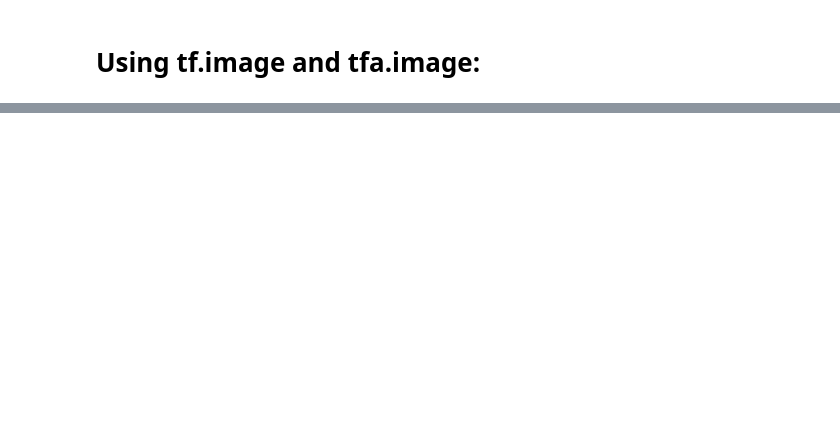
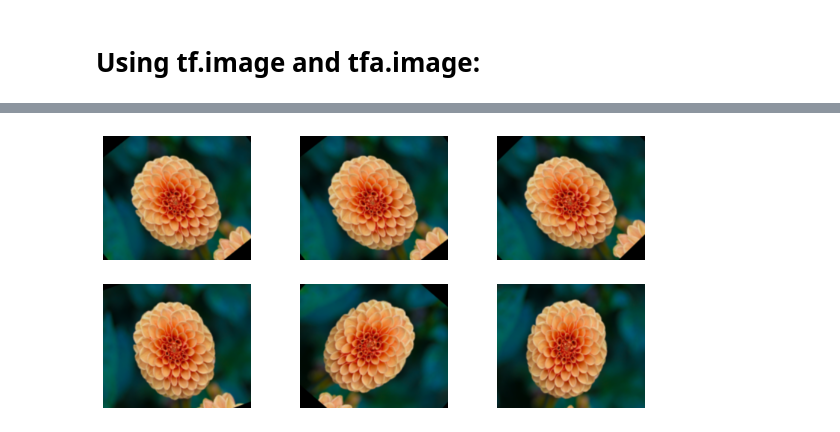
Before and after one commit to benihime91/blog, a Jupyter notebook: _notebooks/2020-11-15-image-augmentation-tensorflow.ipynb, the cells around one changed output, grey strips where cells are left out. Drawn from its saved outputs; the diff is of its cells as text; code cells hidden in the pictures; blank space fills up the shorter version.

```diff
--- a/_notebooks/2020-11-15-image-augmentation-tensorflow.ipynb
+++ b/_notebooks/2020-11-15-image-augmentation-tensorflow.ipynb
@@ -136,0 +197,25 @@ show_image_batch(_batch)
+# %%
+def random_rotate(image, angle=60):
+    """
+    Randomly rotates an image within the bounds (-angle, angle)
+    """
+    rotate_prob = tf.random.uniform([], 0, 1.0, dtype=tf.float32)
+    max_angle   = angle*math.pi/180
+    rotation    = tf.random.uniform(shape=[], minval=-max_angle, maxval=max_angle, dtype=tf.float32)
+
+    image = tfa.image.rotate(image, rotation, interpolation = "BILINEAR")
+    image = tf.image.central_crop(image, central_fraction=0.8)
+    return image
+# %%
+#collaspe
+_batch = []
+fn = random_rotate
+
+for _ in range(6):
+    _im = fn(np.array(image))
+    _im = resize_sample_image(_im)
+    _batch.append(np.uint(_im))
+
+show_image_batch(_batch)
+# %% [output]
+[figure, added]
```
Also changed, not shown: parts of 40 cells of this notebook.
